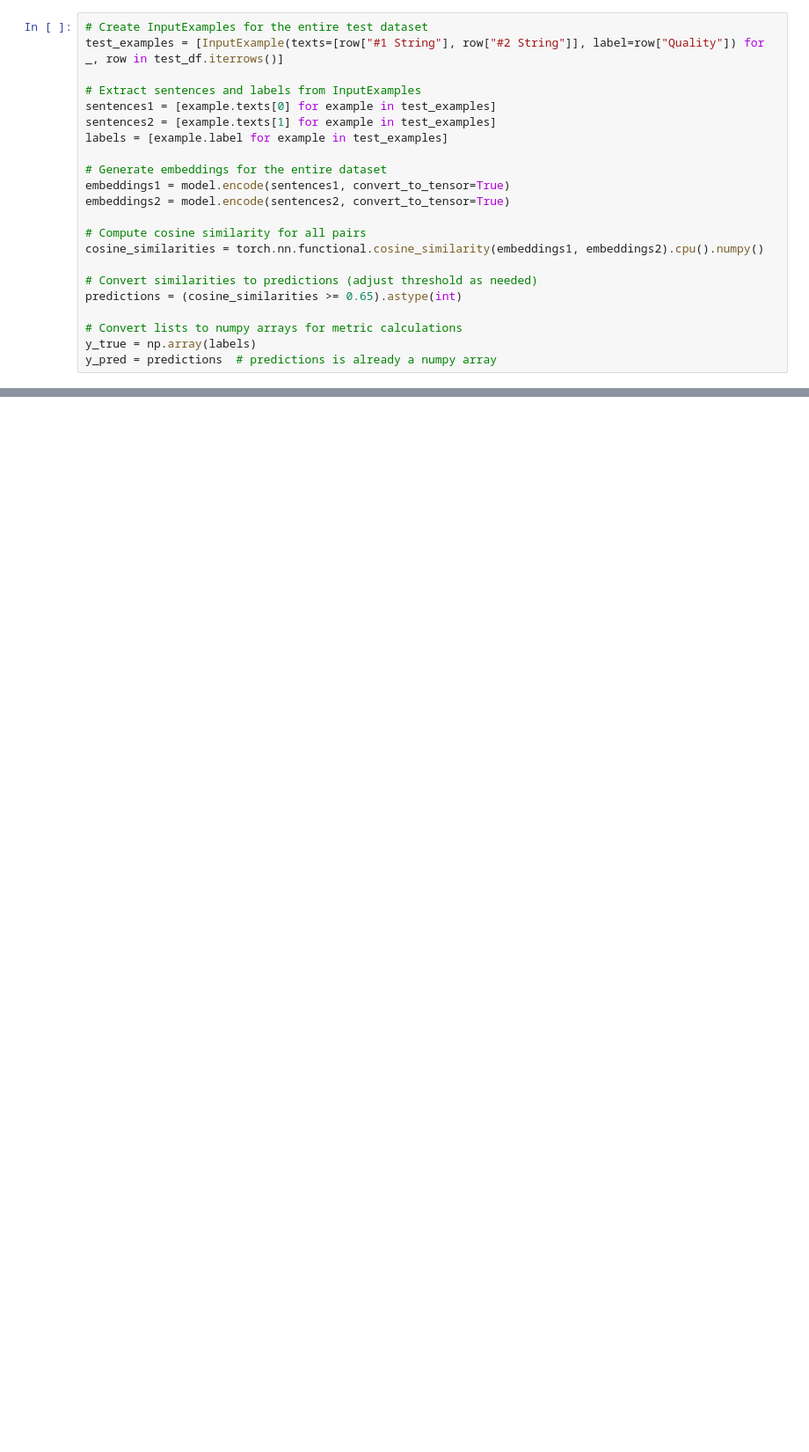
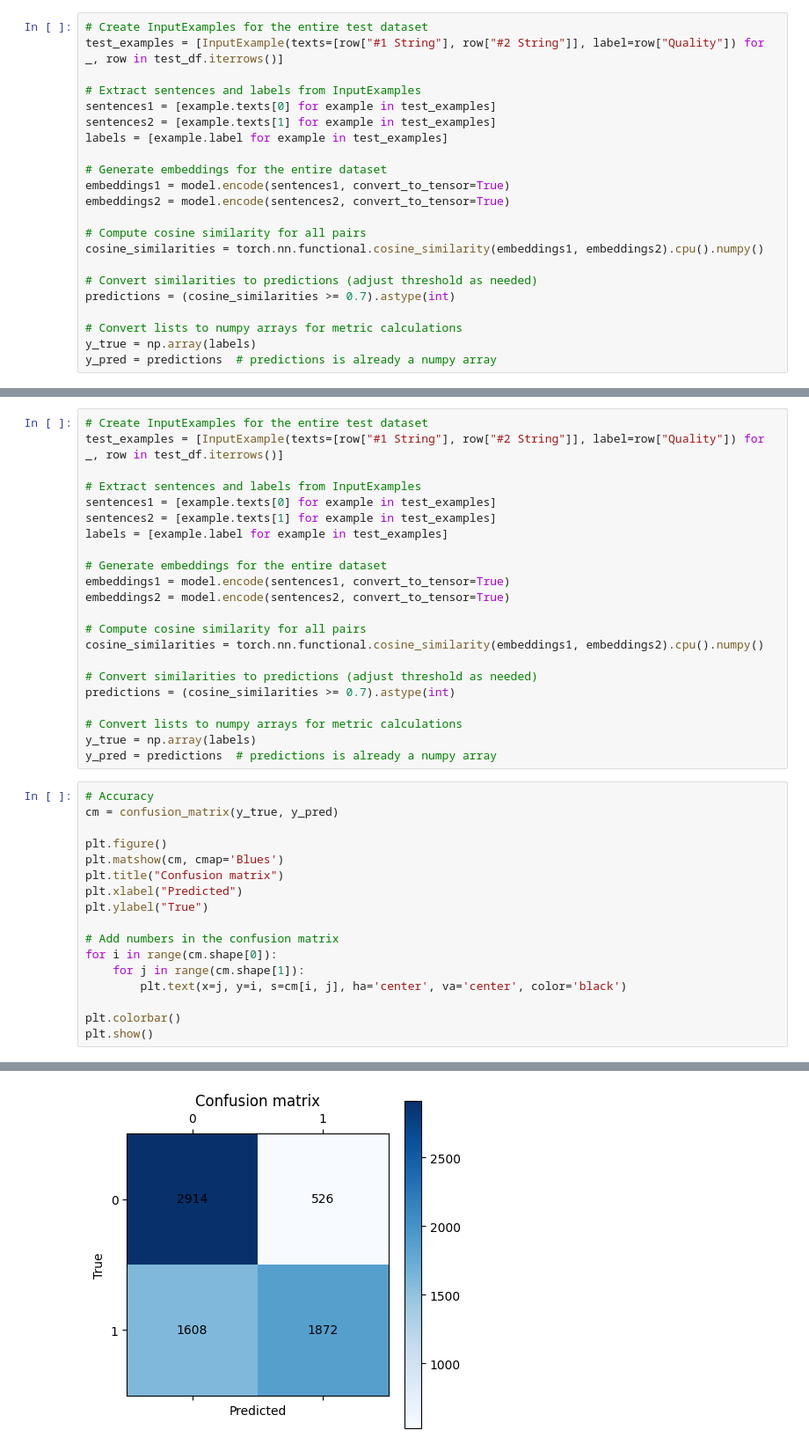
Before and after one commit to RohitShelke10/VA_Assignment2, a Jupyter notebook: AlgorithmB.ipynb, the cells around one changed output, grey strips where cells are left out. Shown at 88% size. Cells and saved outputs as stored; diff of their text form; blank space fills up the shorter version.

```diff
--- a/AlgorithmB.ipynb
+++ b/AlgorithmB.ipynb
@@ -73,7 +53,7 @@ embeddings2 = model.encode(sentences2, convert_to_tensor=True)
 cosine_similarities = torch.nn.functional.cosine_similarity(embeddings1, embeddings2).cpu().numpy()
 
 # Convert similarities to predictions (adjust threshold as needed)
-predictions = (cosine_similarities >= 0.65).astype(int)
+predictions = (cosine_similarities >= 0.7).astype(int)
 
 # Convert lists to numpy arrays for metric calculations
 y_true = np.array(labels)
@@ -102,0 +112,40 @@ print(report)
+# %%
+# Create InputExamples for the entire test dataset
+test_examples = [InputExample(texts=[row["#1 String"], row["#2 String"]], label=row["Quality"]) for _, row in test_df.iterrows()]
+
+# Extract sentences and labels from InputExamples
+sentences1 = [example.texts[0] for example in test_examples]
+sentences2 = [example.texts[1] for example in test_examples]
+labels = [example.label for example in test_examples]
+
+# Generate embeddings for the entire dataset
+embeddings1 = model.encode(sentences1, convert_to_tensor=True)
+embeddings2 = model.encode(sentences2, convert_to_tensor=True)
+
+# Compute cosine similarity for all pairs
+cosine_similarities = torch.nn.functional.cosine_similarity(embeddings1, embeddings2).cpu().numpy()
+
+# Convert similarities to predictions (adjust threshold as needed)
+predictions = (cosine_similarities >= 0.7).astype(int)
+
+# Convert lists to numpy arrays for metric calculations
+y_true = np.array(labels)
+y_pred = predictions  # predictions is already a numpy array
+# %%
+# Accuracy
+cm = confusion_matrix(y_true, y_pred)
+
+plt.figure()
+plt.matshow(cm, cmap='Blues')
+plt.title("Confusion matrix")
+plt.xlabel("Predicted")
+plt.ylabel("True")
+
+# Add numbers in the confusion matrix
+for i in range(cm.shape[0]):
+    for j in range(cm.shape[1]):
+        plt.text(x=j, y=i, s=cm[i, j], ha='center', va='center', color='black')
+
+plt.colorbar()
+plt.show()
+# %% [output]
@@ -102,0 +153 @@ print(report)
+[figure, added]
```
Also changed, not shown: parts of 20 cells of this notebook, 3 other files.
